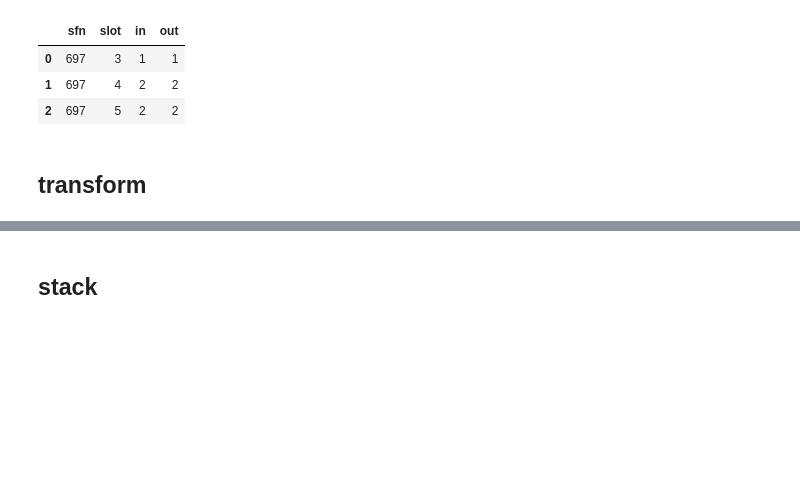
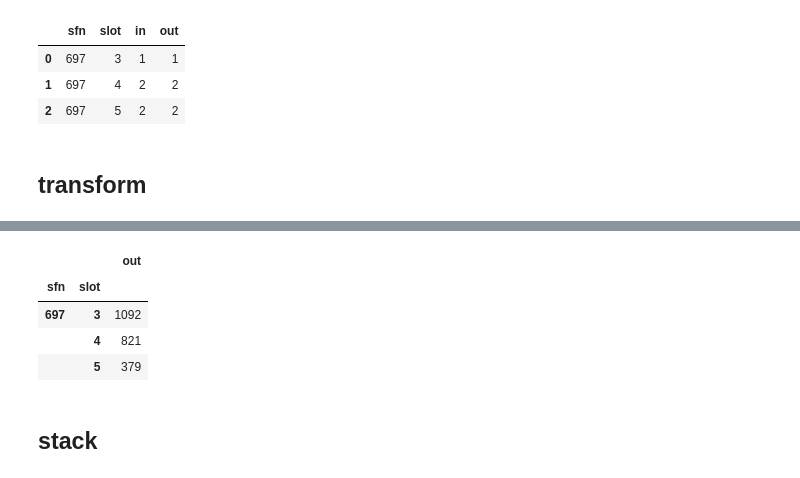
Before and after one commit to tcfh2016/knowledge-map, a Jupyter notebook: Techs/data-science/pandas/groupby/pandas_groupby.ipynb, the cells around one changed output, grey strips where cells are left out. Drawn from its saved outputs; the diff is of its cells as text; code cells hidden in the pictures; blank space fills up the shorter version.

Commit message:
apply function to groupby object.

```diff
--- a/Techs/data-science/pandas/groupby/pandas_groupby.ipynb
+++ b/Techs/data-science/pandas/groupby/pandas_groupby.ipynb
@@ -220,3 +210,14 @@ TIME COST: 0.012050151824951172
+# %%
+def myfunc(x):
+    return x.iloc[0] + x.iloc[-1]
+
+groups.agg({"out":lambda x:myfunc(x)})
+# %% [output]
+|  |  | out |
+| sfn | slot |  |
+| 697 | 3 | 1092 |
+|  | 4 | 821 |
+|  | 5 | 379 |
 # %% [markdown]
 ## stack
 # %%
```
Also changed, not shown: parts of 1 cell of this notebook, 1 other file.
